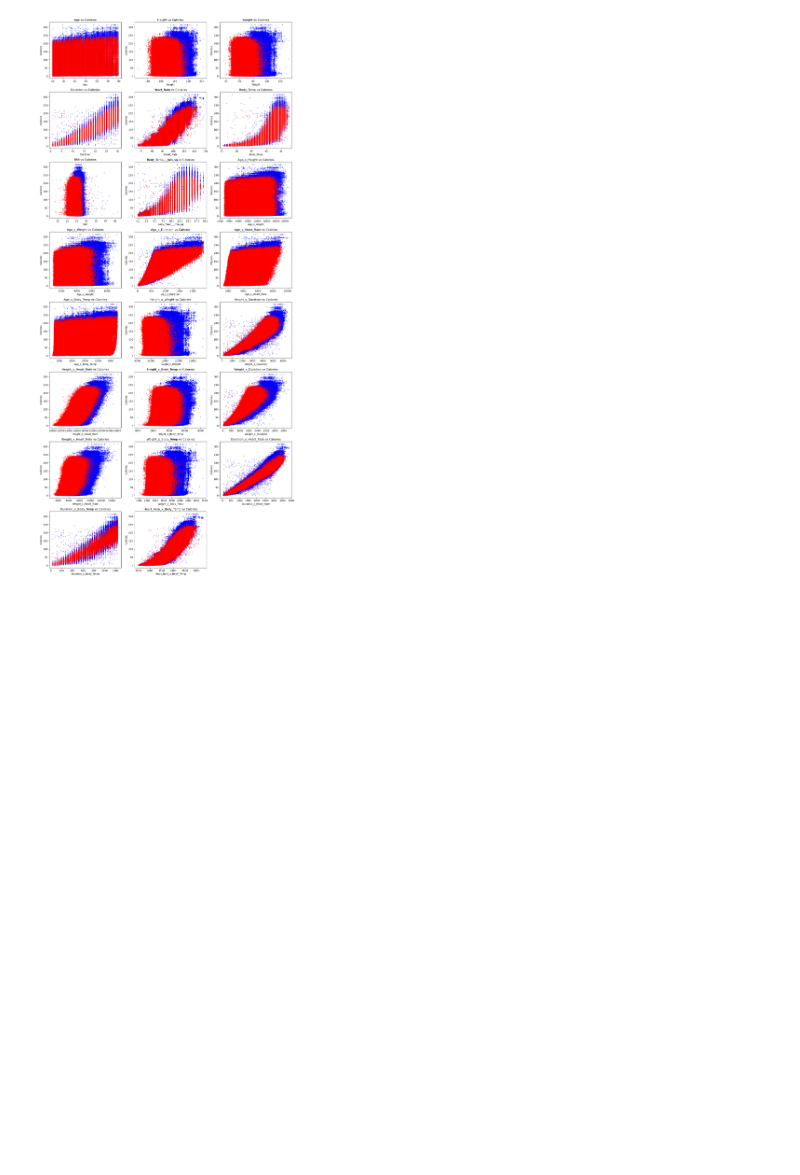
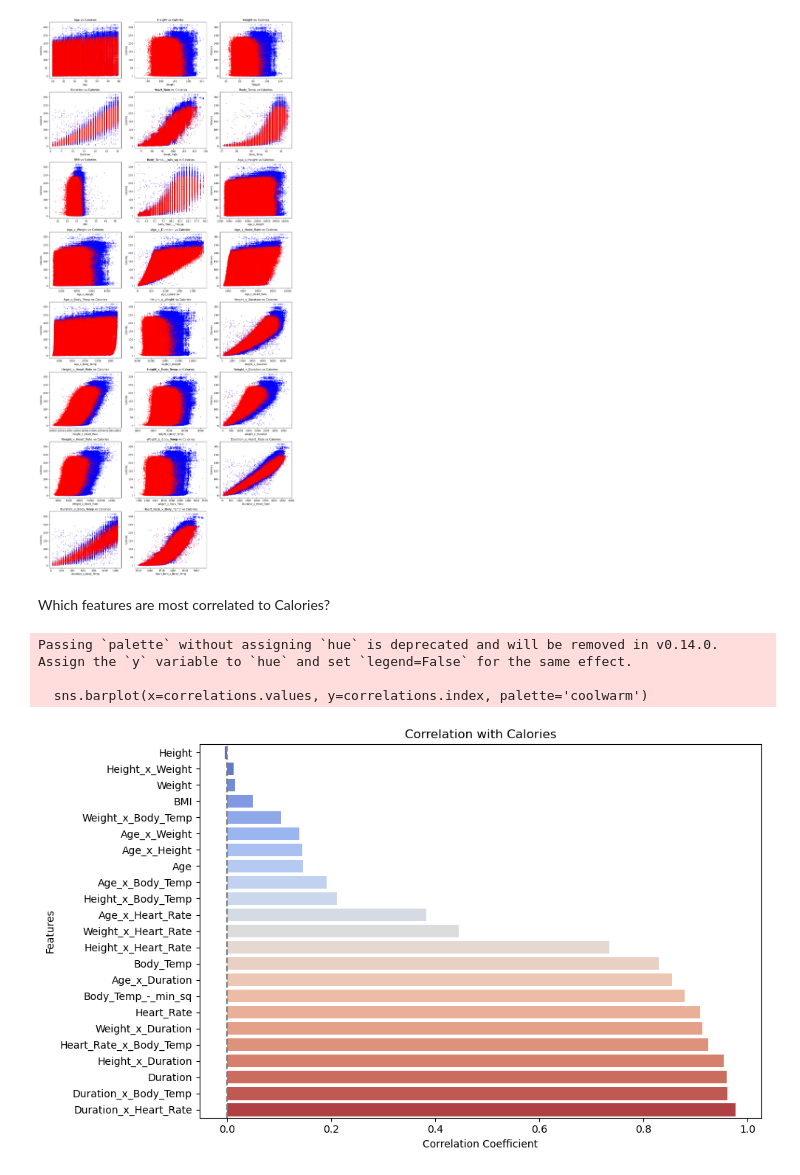
Before and after one commit to ElliotBlackstone/S25_Predict_Calories, a Jupyter notebook: calorie_EDA.ipynb, the cells around one changed output. Drawn from its saved outputs; the diff is of its cells as text; code cells hidden in the pictures; blank space fills up the shorter version.

```diff
--- a/calorie_EDA.ipynb
+++ b/calorie_EDA.ipynb
@@ -177,3 +186,23 @@ plt.tight_layout()
 plt.show()
 # %% [output]
 [figure]
+# %% [markdown]
+Which features are most correlated to Calories?
+# %%
+# Compute correlations
+correlations = X.corr(numeric_only=True)['Calories'].drop('Calories').sort_values()
+
+# Plot
+plt.figure(figsize=(10, 6))
+sns.barplot(x=correlations.values, y=correlations.index, palette='coolwarm')
+plt.title('Correlation with Calories')
+plt.xlabel('Correlation Coefficient')
+plt.ylabel('Features')
+plt.axvline(0, color='gray', linestyle='--')
+plt.tight_layout()
+plt.show()
+# %% [output]
+Passing `palette` without assigning `hue` is deprecated and will be removed in v0.14.0. Assign the `y` variable to `hue` and set `legend=False` for the same effect.
+
+  sns.barplot(x=correlations.values, y=correlations.index, palette='coolwarm')
+[figure, added]
```
Also changed, not shown: parts of 4 cells of this notebook, 7 other files.
